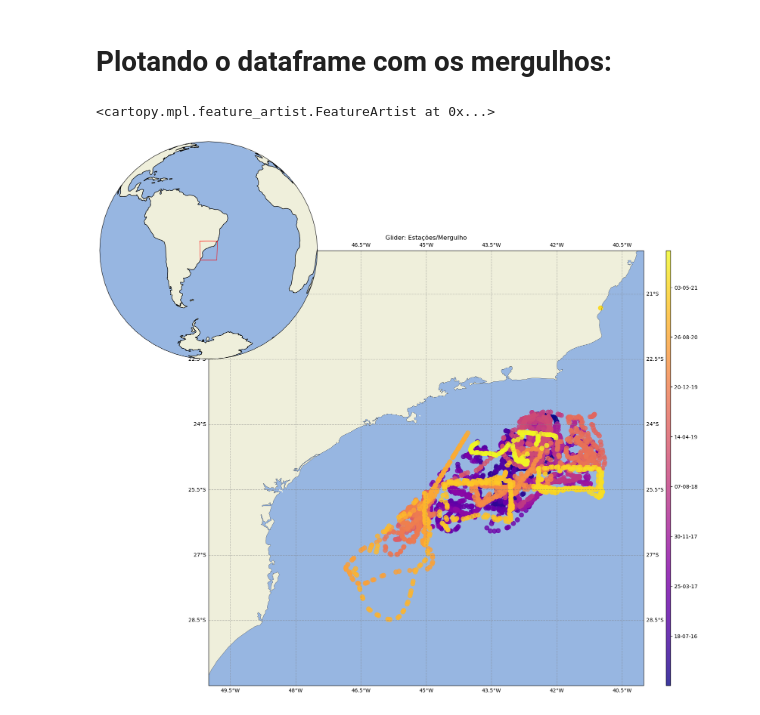
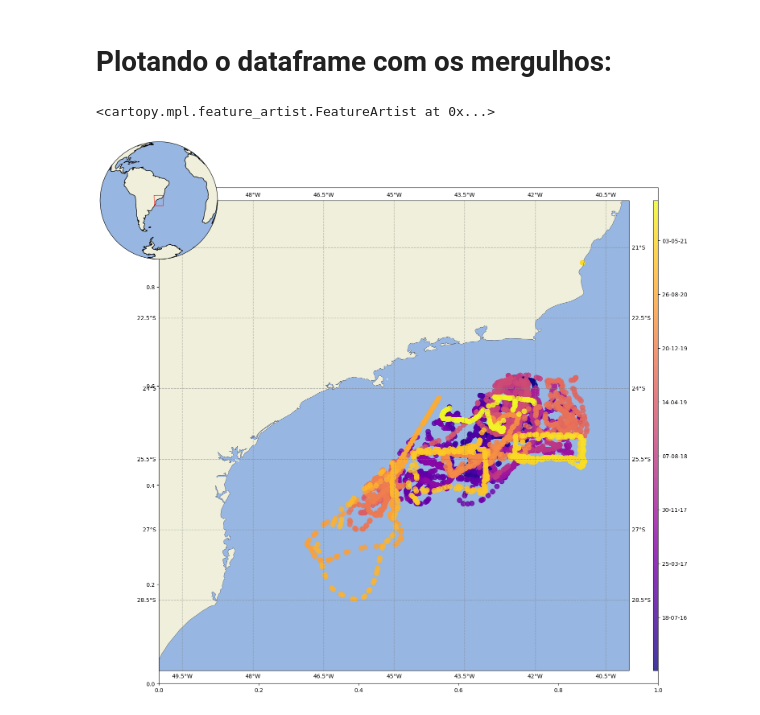
Before and after one commit to dIOGOLOC/marefone, a Jupyter notebook: diverse_tools/Tutorial/Tutorial_data_location_interpolation_dive.ipynb, the cells around one changed output. Cells and saved outputs as stored; diff of their text form; code cells hidden in the pictures.

```diff
--- a/diverse_tools/Tutorial/Tutorial_data_location_interpolation_dive.ipynb
+++ b/diverse_tools/Tutorial/Tutorial_data_location_interpolation_dive.ipynb
@@ -291,0 +413,7 @@ df_mergulho_feather
+# %%
+GL_info = pd.DataFrame.from_dict(glider_information_dic)
+GL_info['start'] = pd.to_datetime(GL_info.start, format='%d/%m/%Y')
+GL_info['end'] = pd.to_datetime(GL_info.end, format='%d/%m/%Y')
+
+GL_info['start'] = GL_info['start'].dt.date
+GL_info['end'] = GL_info['end'].dt.date
@@ -291,0 +445,14 @@ df_mergulho_feather
+# %%
+for i in df_mergulho_feather.iterrows():
+    # Station lines (one line per station/sensor/epoch) # code description datalogger%sn seismometer%sn # sampling orientation lat. lon. elev. depth. start end
+    #Sl: UNAP "Uni-Iquique/Chile"   DM24%A1383 CMG-3ESP/60%T34622 100 ZNE -20.24393 -70.14041 0.0    0.0 2009/134
+
+    # Select DataFrame rows between two dates
+
+    filtro = (i[1].date >= GL_info["start"]) & (i[1].date < GL_info["end"])
+
+    # Using pandas.DataFrame.loc to Filter Rows by Dates
+
+    df2 = GL_info[filtro]
+
+    print(df2)
@@ -291,0 +477,19 @@ df_mergulho_feather
+# %%
+with open('readme.txt', 'w') as f:
+    for line in lines:
+        f.write(line)
+        f.write('\n')
+
+for i in df_mergulho_feather.iterrows():
+    # Station lines (one line per station/sensor/epoch) # code description datalogger%sn seismometer%sn # sampling orientation lat. lon. elev. depth. start end
+    #Sl: UNAP "Uni-Iquique/Chile"   DM24%A1383 CMG-3ESP/60%T34622 100 ZNE -20.24393 -70.14041 0.0    0.0 2009/134
+
+    # Select DataFrame rows between two dates
+
+    filtro = (i[1].date > GL_info["start"]) & (i[1].date < GL_info["end"])
+
+    # Using pandas.DataFrame.loc to Filter Rows by Dates
+
+    df2 = GL_info[filtro]
+
+    print('Sl: '+i[1].station_nettab+' Glider:'+df2['name'].values[0]+' SENSOR'+' '+'REGISTER'+' 100 Z '+str(i[1].lat)+' '+str(i[1].lon)+' 0 0 '+i[1].date_nettab)
@@ -358,7 +539,7 @@ ax.set_extent([lonmin,lonmax, latmin, latmax], crs=ccrs.Geodetic())
 # ----------------------------------------------------------------------------------------------------------
 # Ploting lat/lon values
 
-h = ax.scatter(df_mergulho['lon'].values,df_mergulho['lat'].values,c=np.array([mdates.date2num(i) for i in df_mergulho_date]),marker='o',alpha=0.8,cmap='plasma',s=75,transform=proj)
+h = ax.scatter(df_mergulho['lon'].values,df_mergulho['lat'].values,c=np.array([mdates.date2num(i) for i in df_mergulho['time'].values]),marker='o',alpha=0.8,cmap='plasma',s=75,transform=proj)
 
 # ----------------------------------------------------------------------------------------------------------
 # Adding background map
@@ -367,7 +548,6 @@ ax.add_feature(cfeature.OCEAN)
 ax.add_feature(cfeature.COASTLINE,linewidth=0.3)
 ax.add_feature(cfeature.BORDERS, linestyle=':',linewidth=0.3)
 ax.gridlines(crs=ccrs.PlateCarree(), draw_labels=True,linewidth=1, color='gray', alpha=0.5, linestyle='--')
-ax.set_title('Glider: Estações/Mergulho')
 
 # ----------------------------------------------------------------------------------------------------------
 # Adding colorbar
@@ -383,7 +563,7 @@ cb.ax.yaxis.set_major_formatter(mdates.DateFormatter('%d-%m-%y'))
 # inset location relative to main plot (ax) in normalized units
 inset_x = 0
 inset_y = 1
-inset_size = 0.5
+inset_size = 0.25
 
 # Adding Geoaxes
 ax2 = plt.axes([0, 0, 1, 1], projection=ccrs.Orthographic(central_latitude=(latmin + latmax)/2,central_longitude=(lonmin + lonmax) / 2))
@@ -396,31 +576,31 @@ ax2.add_feature(cfeature.COASTLINE)
 
 # Adding inset geoaxes position
 ip = InsetPosition(ax, [inset_x - inset_size / 2,
                           inset_y - inset_size / 2,
                           inset_size,inset_size])
 
 ax2.set_axes_locator(ip)
 
 
 # Adding red rectangle position
 nvert = 100
 lons = np.r_[np.linspace(lonmin, lonmin, nvert),
                                  np.linspace(lonmin, lonmax, nvert),
                                  np.linspace(lonmax, lonmax, nvert)].tolist()
 
 lats = np.r_[np.linspace(latmin, latmax, nvert),
                                  np.linspace(latmax, latmax, nvert),
                                  np.linspace(latmax, latmin, nvert)].tolist()
 
 ring = LinearRing(list(zip(lons, lats)))
 ax2.add_geometries([ring], ccrs.PlateCarree(),facecolor='none', edgecolor='red', linewidth=0.75)
 
 
 # ----------------------------------------------------------------------------------------------------------
 # Saving figure
 #os.makedirs(FOLDER_OUTPUT+'FIGURAS/INTERP_MSEED/'+st[0].stats.starttime.strftime('%Y')+'/'+st[0].stats.starttime.strftime('%Y-%m-%d')+'/',exist_ok=True)
 #fig.savefig(FOLDER_OUTPUT+'FIGURAS/INTERP_MSEED/'+st[0].stats.starttime.strftime('%Y')+'/'+st[0].stats.starttime.strftime('%Y-%m-%d')+'/'+'interp_mseed_'+file_n_meta+'.png')
 #plt.close()
 # %% [output]
 <cartopy.mpl.feature_artist.FeatureArtist at 0x...>
-[figure, old version]
+[figure, new version]
```
Also changed, not shown: parts of 25 cells of this notebook, 6 other files.
